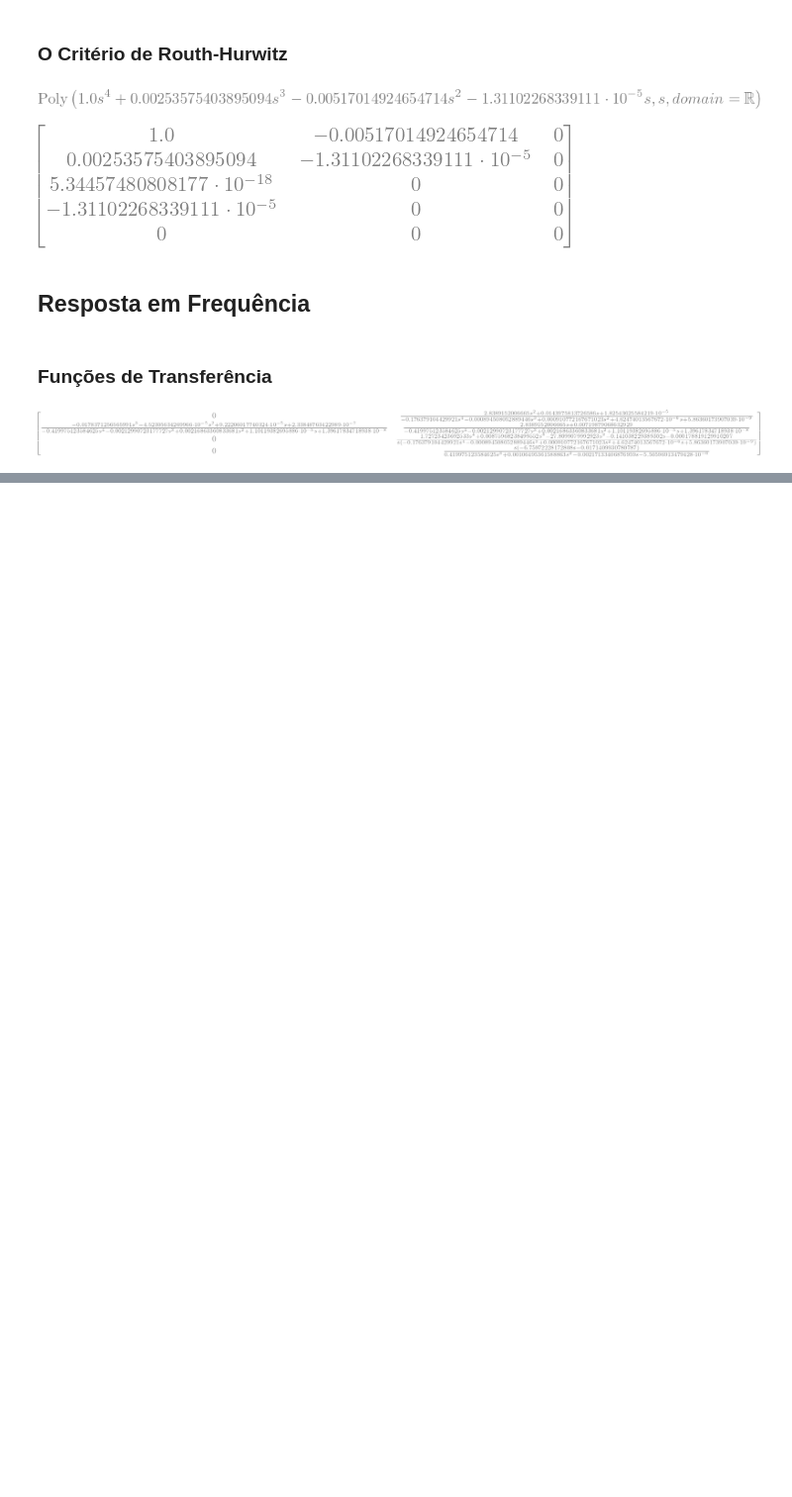
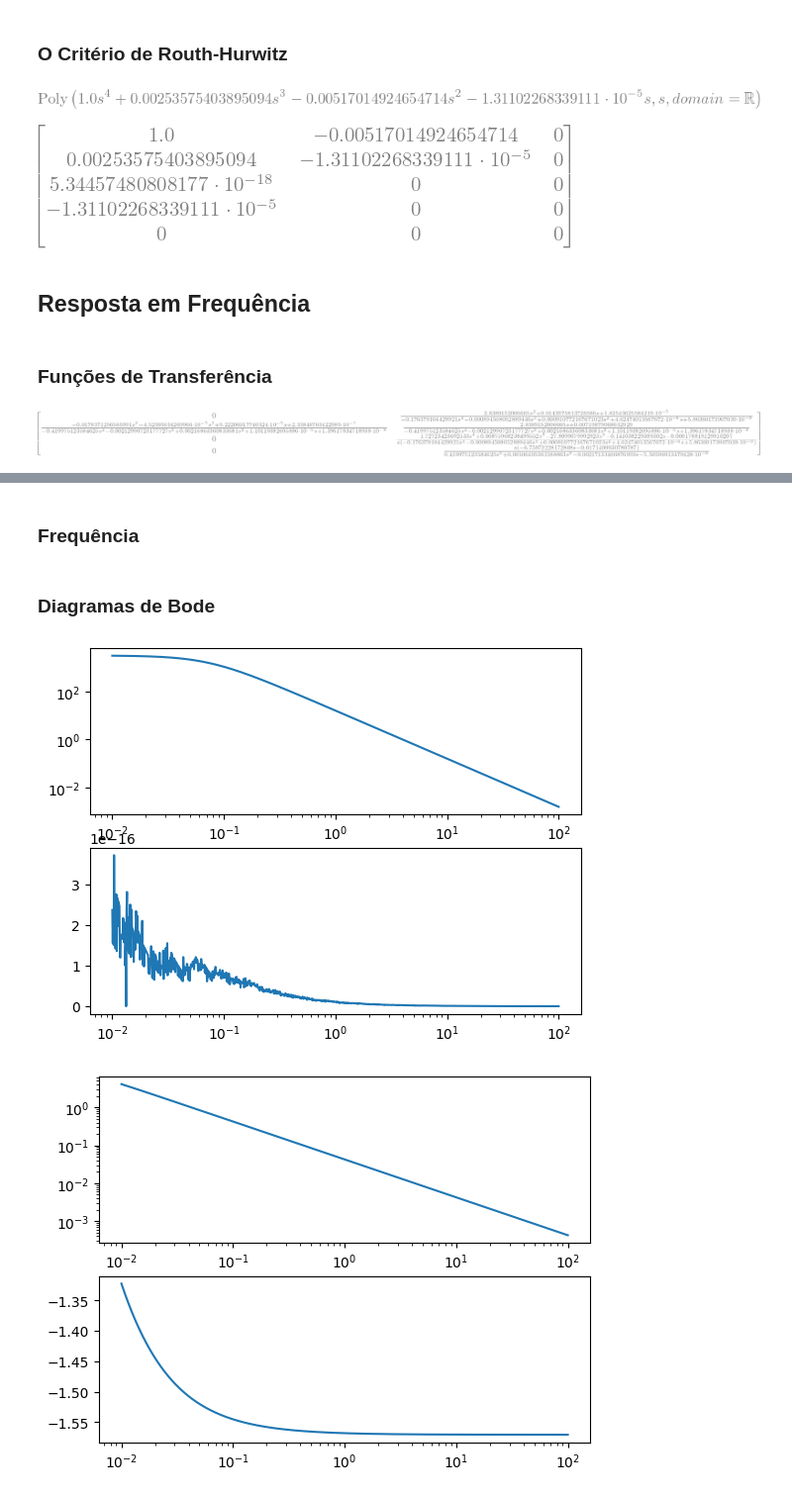
Before and after one commit to lucascarvalho10/pme3481, a Jupyter notebook: modelo_dinamico/resposta_em_frequencia.ipynb, the cells around one changed output, grey strips where cells are left out. Shown: that part at 99% size. Saved outputs shown, nothing was run; the diff lists cells and outputs as text; code cells hidden in the pictures; blank space fills up the shorter version.

Commit message:
:sparkles: bode diagrams added

```diff
--- a/modelo_dinamico/resposta_em_frequencia.ipynb
+++ b/modelo_dinamico/resposta_em_frequencia.ipynb
@@ -146,0 +154,26 @@ G[3]
+# %% [markdown]
+### Frequência
+# %%
+omega = np.logspace(-2, 2, 1000)
+s = omega * 1j
+# %%
+G1 = (2.8389152006665 * s**2 + 0.0143975813726586 * s + 1.82543625584219e-5) / (-0.176379104429921 * s**4 - 0.000894508052889446 * s**3 + 0.000910772167671023 * s**2 + 4.62474013567672e-6 * s + 5.86360173907039e-9)
+G2 = (-0.0178371256565991 * s**3 - 4.52305634269966e-5 * s**2 + 9.22206017740324e-5 * s + 2.33848763422989e-7) / (-0.419975123584625 * s**4 - 0.00212990723177727 * s**3 + 0.00216863360833681 * s**2 + 1.10119382695886e-5 * s + 1.39617834718938e-8)
+G3 = (2.8389152006665 * s + 0.00719879068632929) / (-0.419975123584625 * s**4 - 0.00212990723177727 * s**3 + 0.00216863360833681 * s**2 + 1.10119382695886e-5 * s + 1.39617834718938e-8)
+G5 = (1.72723423692533 * s**4 + 0.00875968238499552 * s**3 - 27.8099079992923 * s**2 - 0.141038229389302 * s - 0.000178819129910207) / (s * (-0.176379104429921 * s**4 - 0.000894508052889446 * s**3 + 0.000910772167671023 * s**2 + 4.62474013567672e-6 * s + 5.86360173907039e-9))
+G7 = s * (-6.75972228172808 * s - 0.0171409930780787) / (0.419975123584625 * s**3 + 0.00106495361588863 * s**2 - 0.00217133406876959 * s - 5.50596913479428e-6)
+
+list_tf = [G1, G2, G3, G5, G7]
+# %% [markdown]
+### Diagramas de Bode
+# %%
+def bode(G):
+    fig, [ax_mag, ax_phase] = plt.subplots(2, 1)
+    ax_mag.loglog(omega, np.abs(G))
+    ax_phase.semilogx(omega, np.angle(G))
+# %%
+for tfs in list_tf:
+    bode(tfs)
+# %% [output]
+[figure, added]
+[figure, added]
```
Also changed, not shown: parts of 4 cells of this notebook.
